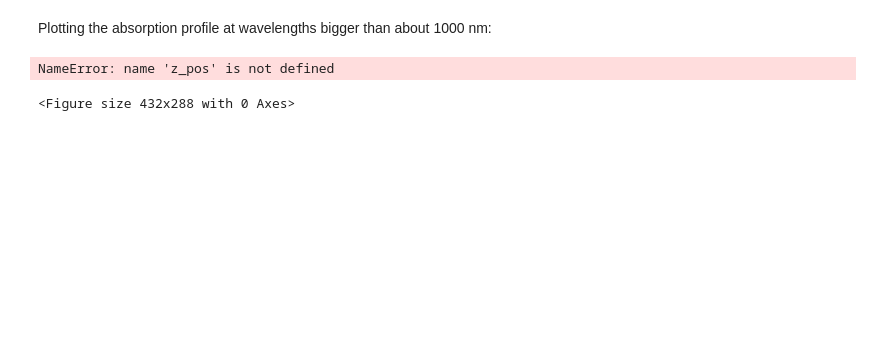
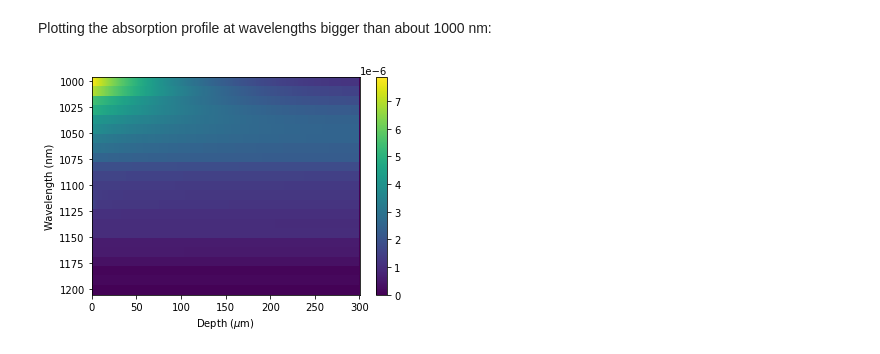
Before and after one commit to qpv-research-group/rayflare, a Jupyter notebook: examples/rt_pyramids.ipynb, the cells around one changed output. Saved outputs shown, nothing was run; the diff lists cells and outputs as text; code cells hidden in the pictures; blank space fills up the shorter version.

```diff
--- a/examples/rt_pyramids.ipynb
+++ b/examples/rt_pyramids.ipynb
@@ -110,14 +114,16 @@ Plotting the absorption profile at wavelengths bigger than about 1000 nm:
 # %%
 min_wl = 1000
 ind = np.argmin(np.abs(options.wavelengths*1e9 -  min_wl))
 
+z_pos = np.arange(0, 300, options.depth_spacing*1e6)
+
 plt.figure()
-pcm = plt.pcolormesh(z_pos, options.wavelengths[ind:]*1e9, result['profile'][ind:,:])
+pcm = plt.pcolormesh(z_pos, options.wavelengths[ind:]*1e9, result['profile'][ind:,:],
+                     shading='auto')
 plt.colorbar(pcm)
 plt.gca().invert_yaxis()
 plt.xlabel(r'Depth ($\mu$m)')
 plt.ylabel('Wavelength (nm)')
 plt.show()
 # %% [output]
-NameError: name 'z_pos' is not defined
-<Figure size 432x288 with 0 Axes>
+[figure, added]
```
Also changed, not shown: parts of 2 cells of this notebook, 12 other files.
